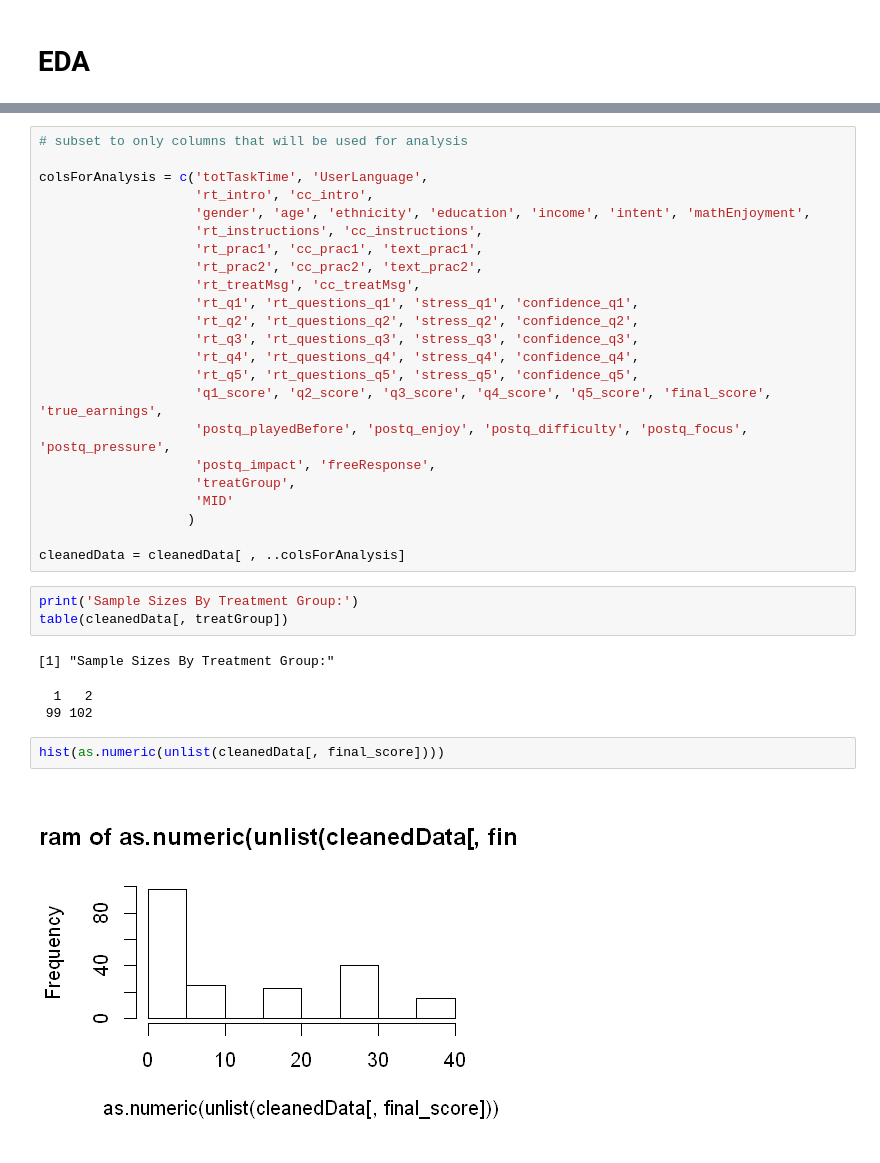
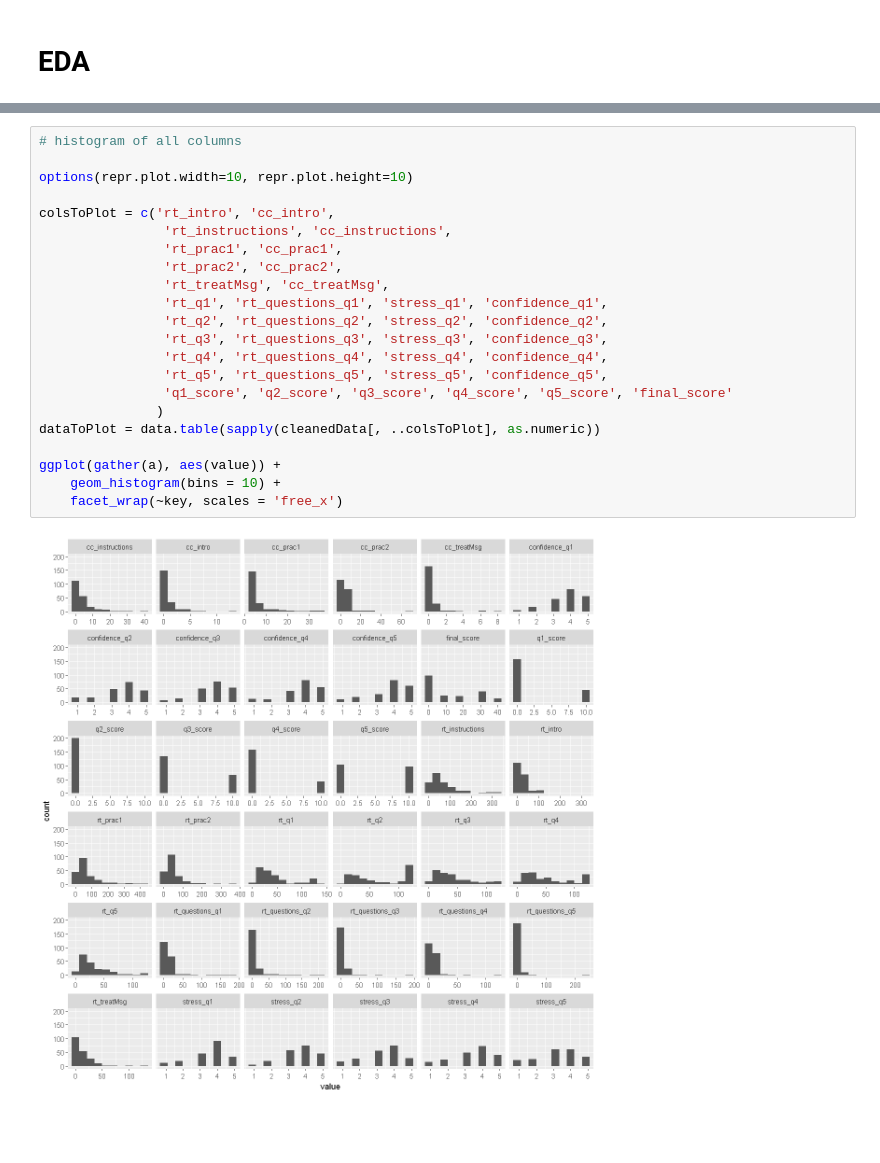
Before and after one commit to zhum01/W241-Make-18-Experiment, a Jupyter notebook: W241_Final_Project_EDA.ipynb, the cells around one changed output, grey strips where cells are left out. Saved outputs shown, nothing was run; the diff lists cells and outputs as text; blank space fills up the shorter version.

```diff
--- a/W241_Final_Project_EDA.ipynb
+++ b/W241_Final_Project_EDA.ipynb
@@ -255,34 +515,24 @@ cleanedData = cleanedData[apply(cleanedData[, 'text_prac1_extracted'], 1, checkD
 # %%
-# subset to only columns that will be used for analysis
+# histogram of all columns
 
-colsForAnalysis = c('totTaskTime', 'UserLanguage',
-                    'rt_intro', 'cc_intro',
-                    'gender', 'age', 'ethnicity', 'education', 'income', 'intent', 'mathEnjoyment',
-                    'rt_instructions', 'cc_instructions',
-                    'rt_prac1', 'cc_prac1', 'text_prac1',
-                    'rt_prac2', 'cc_prac2', 'text_prac2',
-                    'rt_treatMsg', 'cc_treatMsg',
-                    'rt_q1', 'rt_questions_q1', 'stress_q1', 'confidence_q1',
-                    'rt_q2', 'rt_questions_q2', 'stress_q2', 'confidence_q2',
-                    'rt_q3', 'rt_questions_q3', 'stress_q3', 'confidence_q3',
-                    'rt_q4', 'rt_questions_q4', 'stress_q4', 'confidence_q4',
-                    'rt_q5', 'rt_questions_q5', 'stress_q5', 'confidence_q5',
-                    'q1_score', 'q2_score', 'q3_score', 'q4_score', 'q5_score', 'final_score', 'true_earnings',
-                    'postq_playedBefore', 'postq_enjoy', 'postq_difficulty', 'postq_focus', 'postq_pressure',
-                    'postq_impact', 'freeResponse',
-                    'treatGroup',
-                    'MID'
-                   )
+options(repr.plot.width=10, repr.plot.height=10)
 
-cleanedData = cleanedData[ , ..colsForAnalysis]
+colsToPlot = c('rt_intro', 'cc_intro',
+                'rt_instructions', 'cc_instructions',
+                'rt_prac1', 'cc_prac1',
+                'rt_prac2', 'cc_prac2',
+                'rt_treatMsg', 'cc_treatMsg',
+                'rt_q1', 'rt_questions_q1', 'stress_q1', 'confidence_q1',
+                'rt_q2', 'rt_questions_q2', 'stress_q2', 'confidence_q2',
+                'rt_q3', 'rt_questions_q3', 'stress_q3', 'confidence_q3',
+                'rt_q4', 'rt_questions_q4', 'stress_q4', 'confidence_q4',
+                'rt_q5', 'rt_questions_q5', 'stress_q5', 'confidence_q5',
+                'q1_score', 'q2_score', 'q3_score', 'q4_score', 'q5_score', 'final_score'
+               )
+dataToPlot = data.table(sapply(cleanedData[, ..colsToPlot], as.numeric))
+
+ggplot(gather(a), aes(value)) +
+    geom_histogram(bins = 10) +
+    facet_wrap(~key, scales = 'free_x')
+# %% [output]
+[figure, added]
-# %%
-print('Sample Sizes By Treatment Group:')
-table(cleanedData[, treatGroup])
-# %% [output]
-[1] "Sample Sizes By Treatment Group:"
-  1   2
- 99 102
-# %%
-hist(as.numeric(unlist(cleanedData[, final_score])))
-# %% [output]
-[figure, removed]
```
Also changed, not shown: parts of 30 cells of this notebook.
